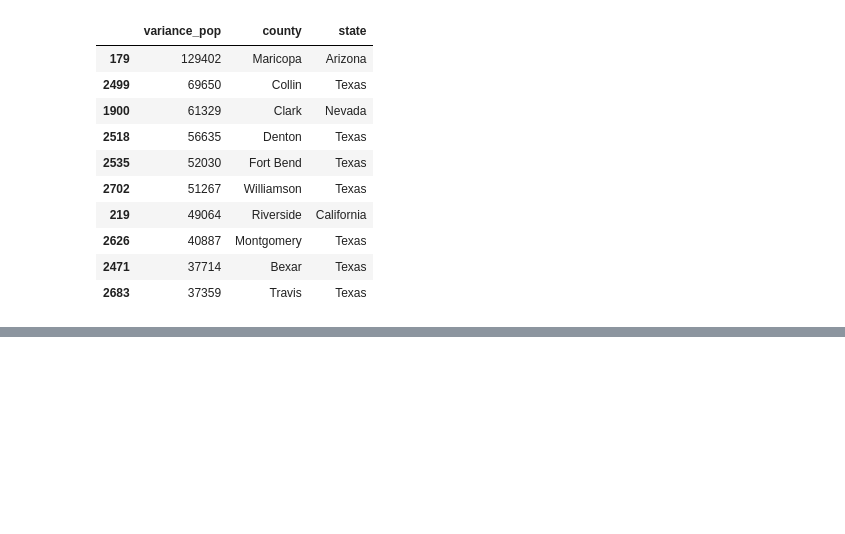
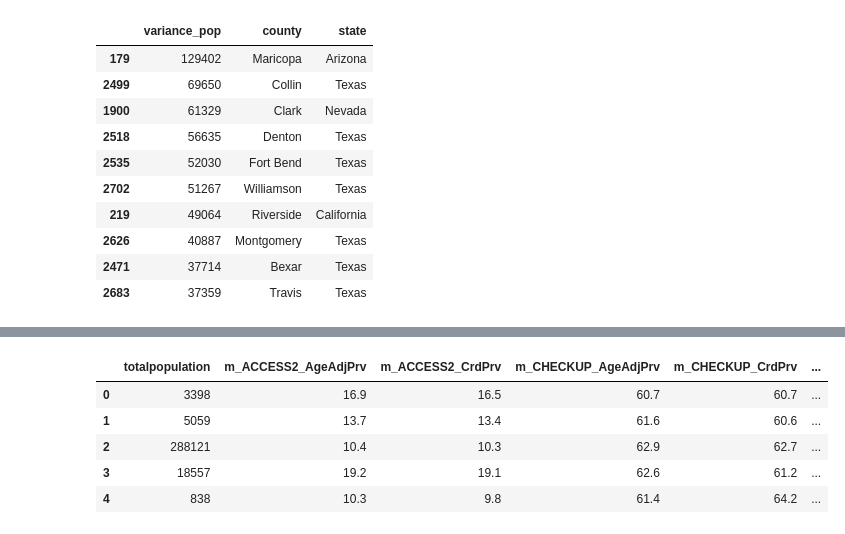
Before and after one commit to mfarme/eHealthEquity, a Jupyter notebook: Research/Data Source/Merge.ipynb, the cells around one changed output, grey strips where cells are left out. Saved outputs shown, nothing was run; the diff lists cells and outputs as text; code cells hidden in the pictures; blank space fills up the shorter version.

```diff
--- a/Research/Data Source/Merge.ipynb
+++ b/Research/Data Source/Merge.ipynb
@@ -204,0 +458,9 @@ merged.to_csv('acs5y_2021_brfss_2021_merged.csv', index=False, header=True)
+# %%
+_final.head()
+# %% [output]
+|  | totalpopulation | m_ACCESS2_AgeAdjPrv | m_ACCESS2_CrdPrv | m_CHECKUP_AgeAdjPrv | m_CHECKUP_CrdPrv | ... |
+| 0 | 3398 | 16.9 | 16.5 | 60.7 | 60.7 | ... |
+| 1 | 5059 | 13.7 | 13.4 | 61.6 | 60.6 | ... |
+| 2 | 288121 | 10.4 | 10.3 | 62.9 | 62.7 | ... |
+| 3 | 18557 | 19.2 | 19.1 | 62.6 | 61.2 | ... |
+| 4 | 838 | 10.3 | 9.8 | 61.4 | 64.2 | ... |
```
Also changed, not shown: parts of 24 cells of this notebook.
